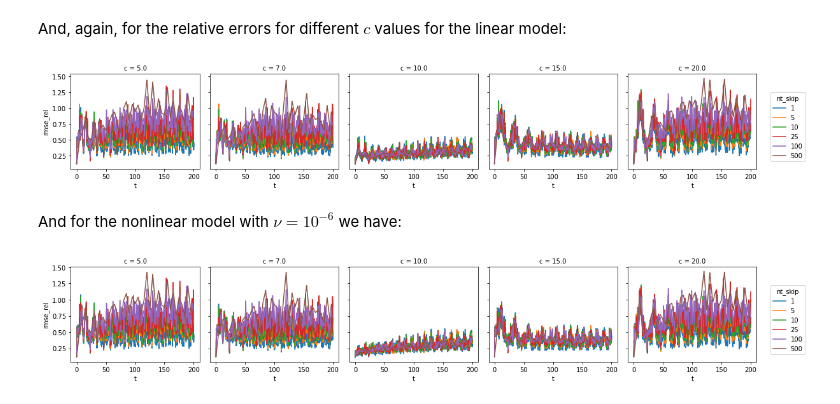
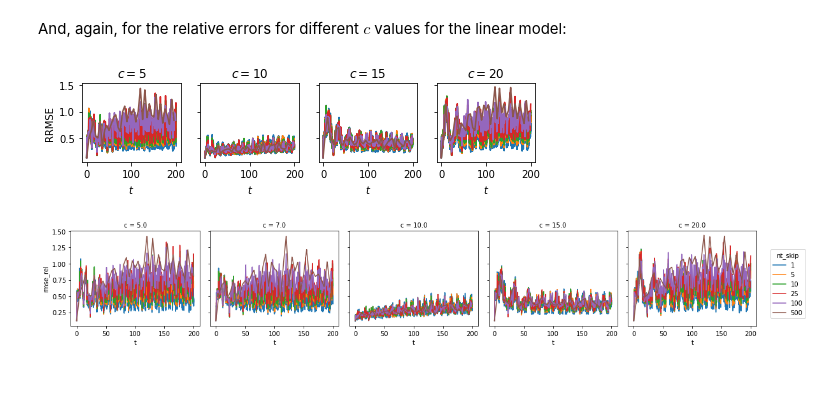
Before and after one commit to connor-duffin/sswfe, a Jupyter notebook: docs/swe-filter-1d-bump-misspecified-comparison.ipynb, the cells around one changed output. Saved outputs shown, nothing was run; the diff lists cells and outputs as text; code cells hidden in the pictures.

```diff
--- a/docs/swe-filter-1d-bump-misspecified-comparison.ipynb
+++ b/docs/swe-filter-1d-bump-misspecified-comparison.ipynb
@@ -127,13 +152,27 @@ plt.show()
 # %% [markdown]
 And, again, for the relative errors for different $c$ values for the linear model:
 # %%
-errors_nonlinear.rmse_rel.isel(nu=0).interpolate_na(dim="t").plot(
-    hue="nt_skip", col="c", sharey=True)
-plt.show()
+p = errors_nonlinear.rmse_rel.isel(nu=0, c=[0, 2, 3, 4]).interpolate_na(dim="t").plot(
+    hue="nt_skip", col="c", col_wrap=4,
+    figsize=(figure_sizes["fullwidth"], 0.28 * figure_sizes["fullwidth"]),
+    sharey=True)
+
+# figure customization
+# p.figlegend.set_title(r"$k$")
+p.figlegend.remove()
+
+cs =  errors_nonlinear.coords["c"].to_numpy()[[0, 2, 3, 4]]
+labels = [fr"$c = {c:.0f}$" for c in cs]
+for i, ax in enumerate(p.axes.flat):
+    ax.set_title(labels[i])
+
+for ax in p.axes.flat:
+    ax.set_xlabel(r"$t$")
+
+p.axes[0, 0].set_ylabel("RRMSE")
+plt.savefig("../figures/swe-bump-paper/nt-skip-c-grid.pdf", dpi=600)
 # %% [output]
-[figure, old version]
+[figure, new version]
-# %% [markdown]
-And for the nonlinear model with $\nu = 10^{-6}$ we have:
 # %%
 errors_nonlinear.rmse_rel.isel(nu=1).interpolate_na(dim="t").plot(
     hue="nt_skip", col="c", sharey=True)
```
Also changed, not shown: parts of 5 cells of this notebook.
